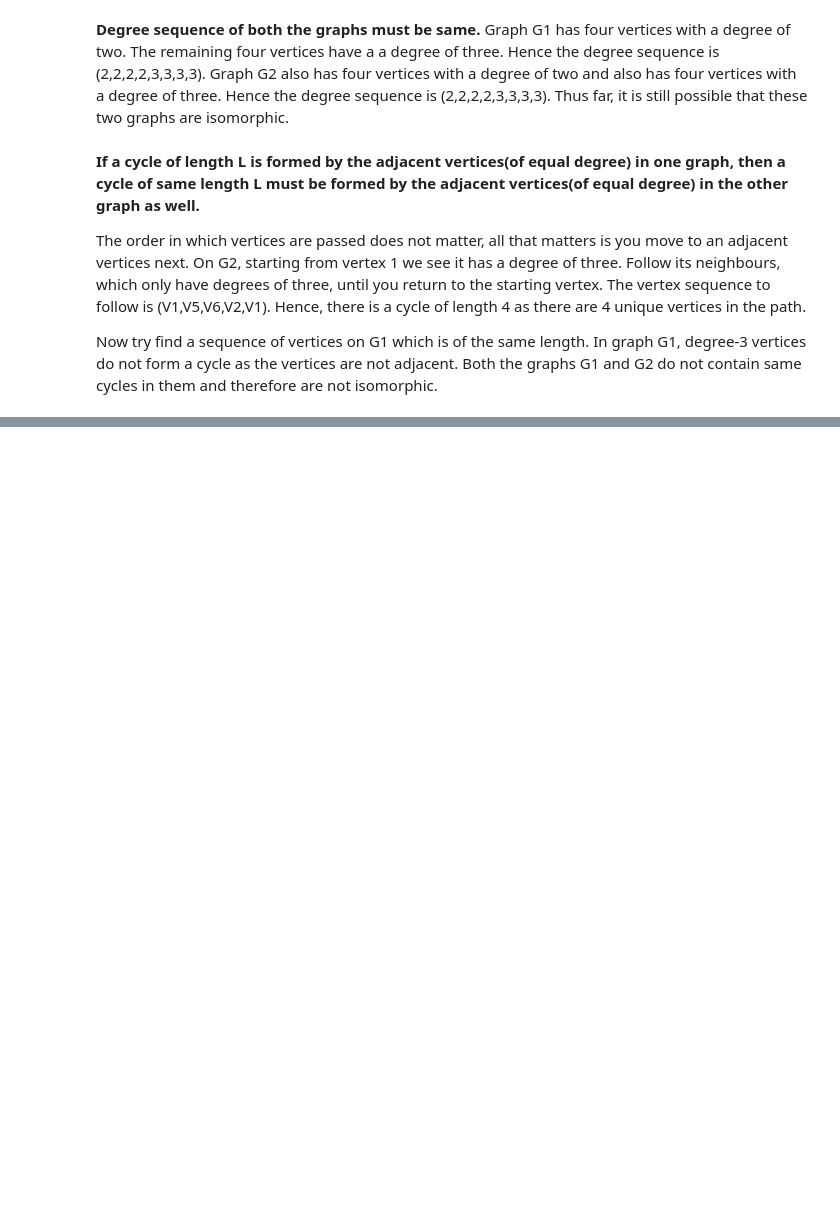
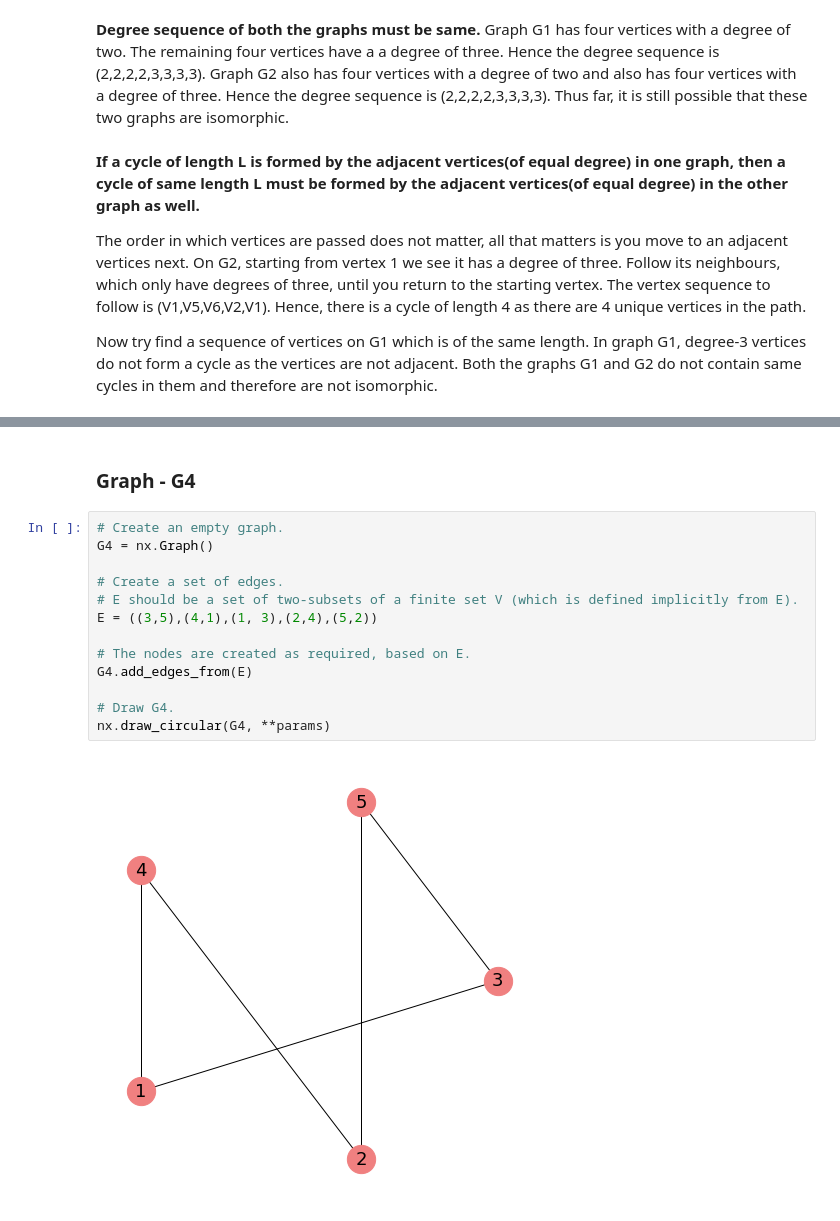
Before and after one commit to codeBySvet/Graph_Theory, a Jupyter notebook: graph-isomorphism.ipynb, the cells around one changed output, grey strips where cells are left out. Drawn from its saved outputs; the diff is of its cells as text; blank space fills up the shorter version.

```diff
--- a/graph-isomorphism.ipynb
+++ b/graph-isomorphism.ipynb
@@ -157,0 +181,17 @@ Now try find a sequence of vertices on G1 which is of the same length. In graph
+# %% [markdown]
+### Graph - G4
+# %%
+# Create an empty graph.
+G4 = nx.Graph()
+
+# Create a set of edges.
+# E should be a set of two-subsets of a finite set V (which is defined implicitly from E).
+E = ((3,5),(4,1),(1, 3),(2,4),(5,2))
+
+# The nodes are created as required, based on E.
+G4.add_edges_from(E)
+
+# Draw G4.
+nx.draw_circular(G4, **params)
+# %% [output]
+[figure, added]
```
Also changed, not shown: parts of 11 cells of this notebook.
